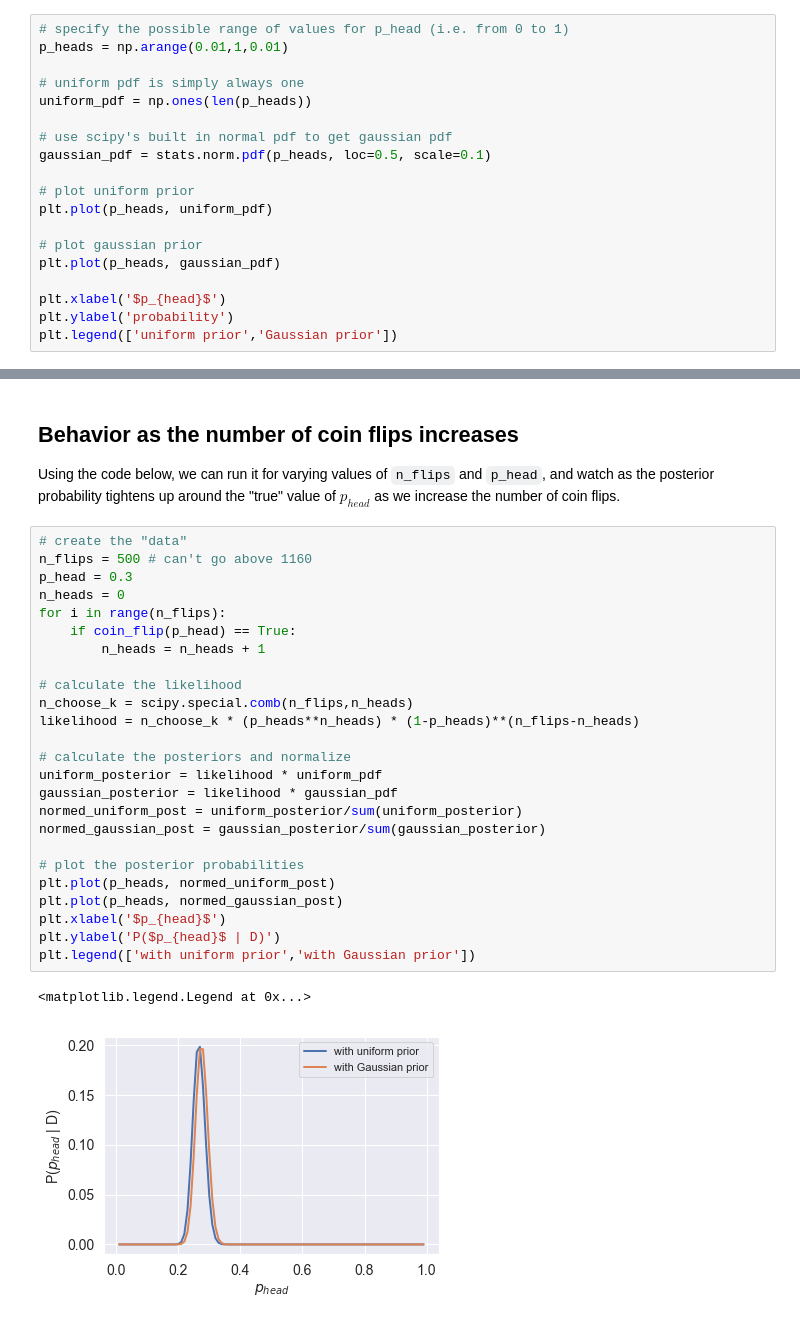
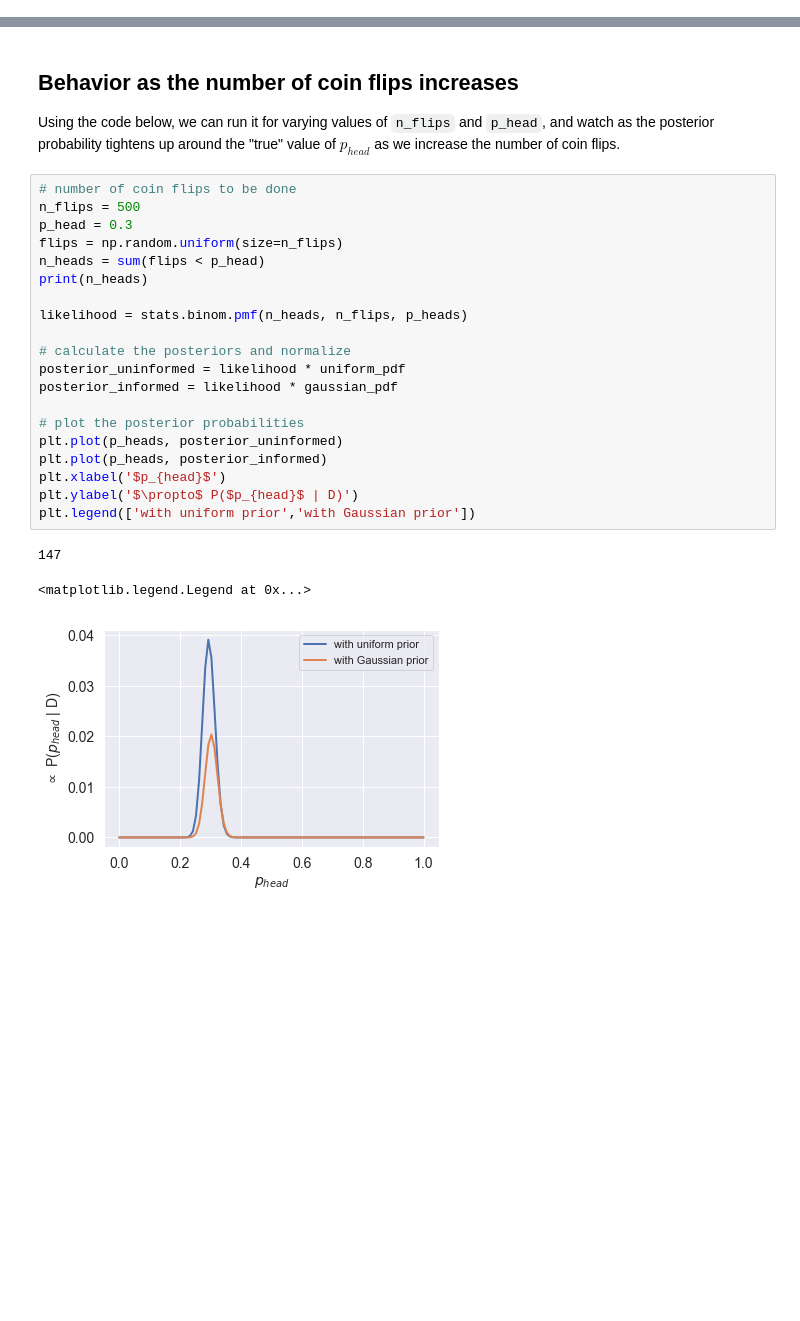
Before and after one commit to RPGroup-PBoC/be262, a Jupyter notebook: code/inferring_p_heads.ipynb, the cells around one changed output, grey strips where cells are left out. Saved outputs shown, nothing was run; the diff lists cells and outputs as text; blank space fills up the shorter version.

```diff
--- a/code/inferring_p_heads.ipynb
+++ b/code/inferring_p_heads.ipynb
@@ -120,19 +96,0 @@ n_heads
-# %%
-# specify the possible range of values for p_head (i.e. from 0 to 1)
-p_heads = np.arange(0.01,1,0.01)
-
-# uniform pdf is simply always one
-uniform_pdf = np.ones(len(p_heads))
-
-# use scipy's built in normal pdf to get gaussian pdf
-gaussian_pdf = stats.norm.pdf(p_heads, loc=0.5, scale=0.1)
-
-# plot uniform prior
-plt.plot(p_heads, uniform_pdf)
-
-# plot gaussian prior
-plt.plot(p_heads, gaussian_pdf)
-
-plt.xlabel('$p_{head}$')
-plt.ylabel('probability')
-plt.legend(['uniform prior','Gaussian prior'])
@@ -180,30 +129,26 @@ plt.legend(['with uniform prior','with Gaussian prior'])
 
 Using the code below, we can run it for varying values of `n_flips` and `p_head`, and watch as the posterior probability tightens up around the "true" value of $p_{head}$ as we increase the number of coin flips.
 # %%
-# create the "data"
-n_flips = 500 # can't go above 1160
+# number of coin flips to be done
+n_flips = 500
 p_head = 0.3
-n_heads = 0
-for i in range(n_flips):
-    if coin_flip(p_head) == True:
-        n_heads = n_heads + 1
+flips = np.random.uniform(size=n_flips)
+n_heads = sum(flips < p_head)
+print(n_heads)
 
-# calculate the likelihood
-n_choose_k = scipy.special.comb(n_flips,n_heads)
-likelihood = n_choose_k * (p_heads**n_heads) * (1-p_heads)**(n_flips-n_heads)
+likelihood = stats.binom.pmf(n_heads, n_flips, p_heads)
 
 # calculate the posteriors and normalize
-uniform_posterior = likelihood * uniform_pdf
-gaussian_posterior = likelihood * gaussian_pdf
-normed_uniform_post = uniform_posterior/sum(uniform_posterior)
-normed_gaussian_post = gaussian_posterior/sum(gaussian_posterior)
+posterior_uninformed = likelihood * uniform_pdf
+posterior_informed = likelihood * gaussian_pdf
 
 # plot the posterior probabilities
-plt.plot(p_heads, normed_uniform_post)
-plt.plot(p_heads, normed_gaussian_post)
+plt.plot(p_heads, posterior_uninformed)
+plt.plot(p_heads, posterior_informed)
 plt.xlabel('$p_{head}$')
-plt.ylabel('P($p_{head}$ | D)')
+plt.ylabel('$\propto$ P($p_{head}$ | D)')
 plt.legend(['with uniform prior','with Gaussian prior'])
 # %% [output]
-<matplotlib.legend.Legend at 0x...>
+147
+<matplotlib.legend.Legend at 0x...>
-[figure, old version]
+[figure, new version]
```
Also changed, not shown: parts of 27 cells of this notebook, 6 other files.
